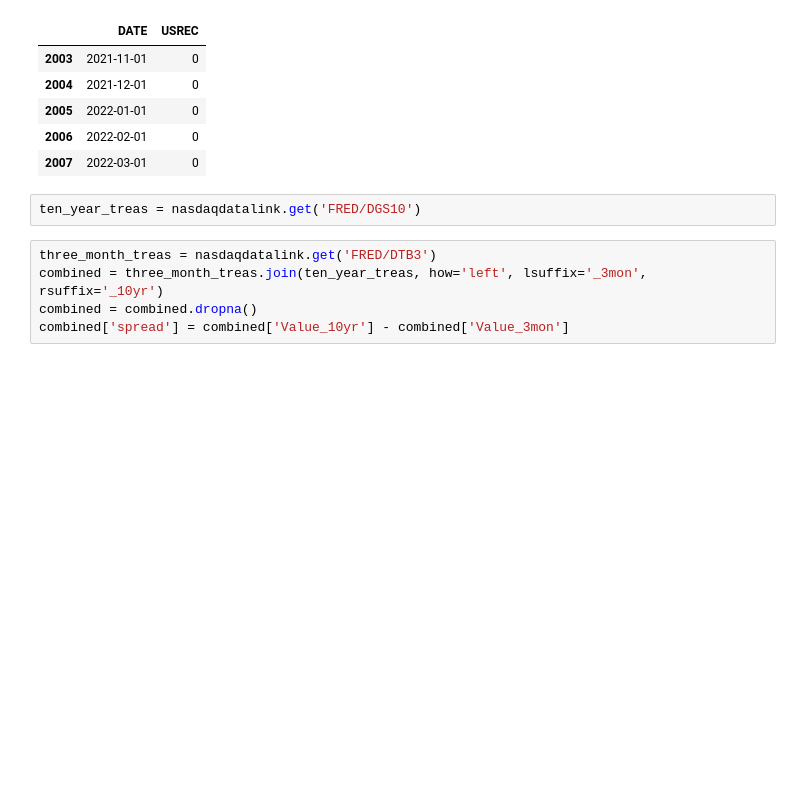
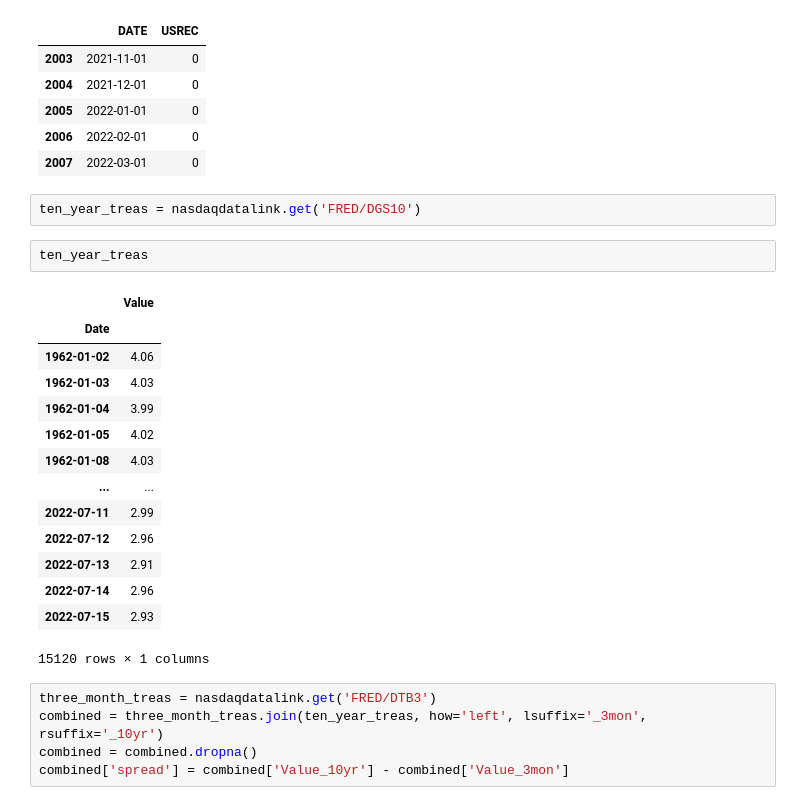
Before and after one commit to Janst1000/RecessionPredictor, a Jupyter notebook: data_cleaning.ipynb, the cells around one changed output. Drawn from its saved outputs; the diff is of its cells as text; blank space fills up the shorter version.

```diff
--- a/data_cleaning.ipynb
+++ b/data_cleaning.ipynb
@@ -30,6 +30,23 @@ target.tail()
 | 2007 | 2022-03-01 | 0 |
 # %%
 ten_year_treas = nasdaqdatalink.get('FRED/DGS10')
+# %%
+ten_year_treas
+# %% [output]
+|  | Value |
+| Date |  |
+| 1962-01-02 | 4.06 |
+| 1962-01-03 | 4.03 |
+| 1962-01-04 | 3.99 |
+| 1962-01-05 | 4.02 |
+| 1962-01-08 | 4.03 |
+| ... | ... |
+| 2022-07-11 | 2.99 |
+| 2022-07-12 | 2.96 |
+| 2022-07-13 | 2.91 |
+| 2022-07-14 | 2.96 |
+| 2022-07-15 | 2.93 |
+15120 rows × 1 columns
 # %%
 three_month_treas = nasdaqdatalink.get('FRED/DTB3')
 combined = three_month_treas.join(ten_year_treas, how='left', lsuffix='_3mon', rsuffix='_10yr')
```
Also changed, not shown: parts of 4 cells of this notebook, 19 other files.
